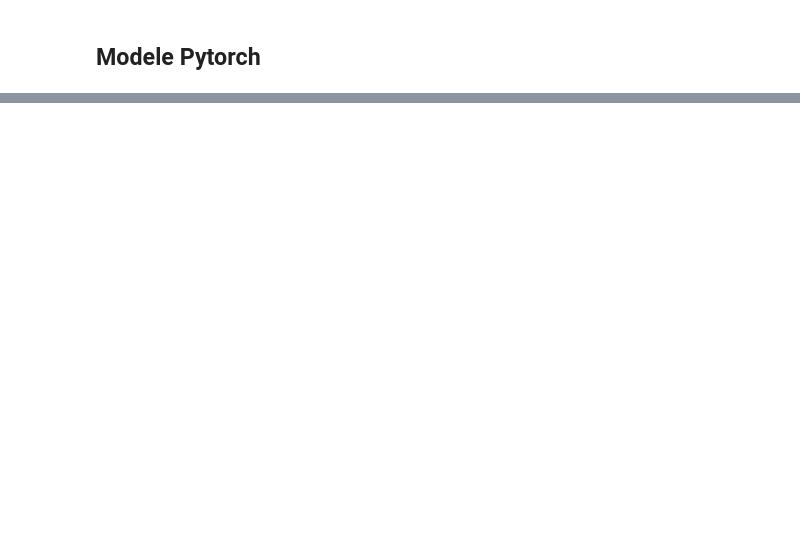
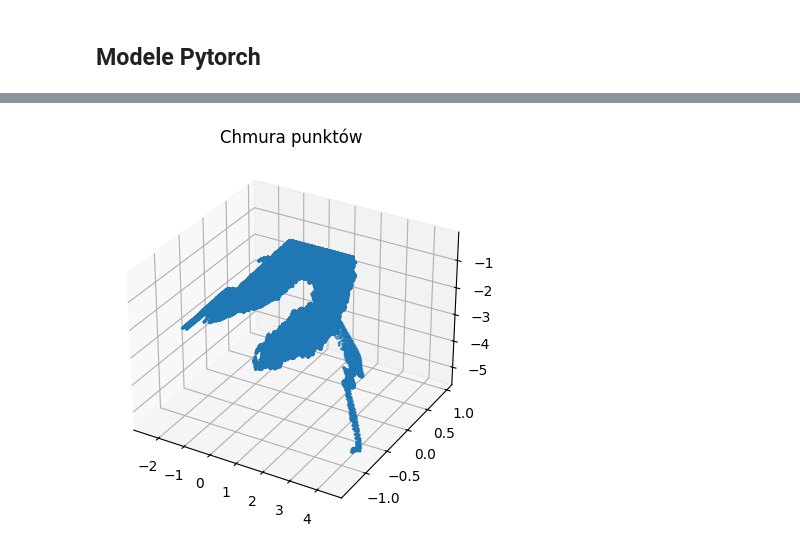
Before and after one commit to Morpheus1024/thesis, a Jupyter notebook: notebook.ipynb, the cells around one changed output, grey strips where cells are left out. Cells and saved outputs as stored; diff of their text form; code cells hidden in the pictures; blank space fills up the shorter version.

Commit message:
WIP 16.07.2024 wyświetlanie chmury punktów

```diff
--- a/notebook.ipynb
+++ b/notebook.ipynb
@@ -233,0 +245,15 @@ Using device: cpu
+# %%
+import open3d as o3d
+
+pcd = o3d.io.read_point_cloud("cloude_of_points.ply")
+points = np.asarray(pcd.points)
+
+fig = plt.figure()
+ax = fig.add_subplot(111, projection='3d')
+ax.scatter(points[:,0], points[:,1], points[:,2], s=1)
+
+ax.set_title("Chmura punktów")
+
+plt.show()
+# %% [output]
+[figure, added]
```
Also changed, not shown: parts of 5 cells of this notebook, 3 other files.
